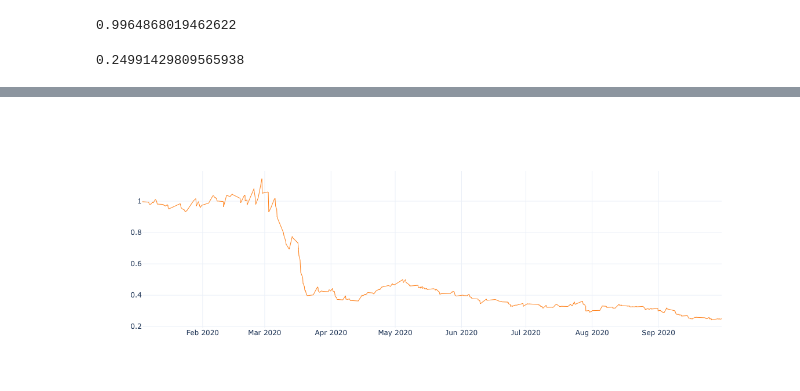
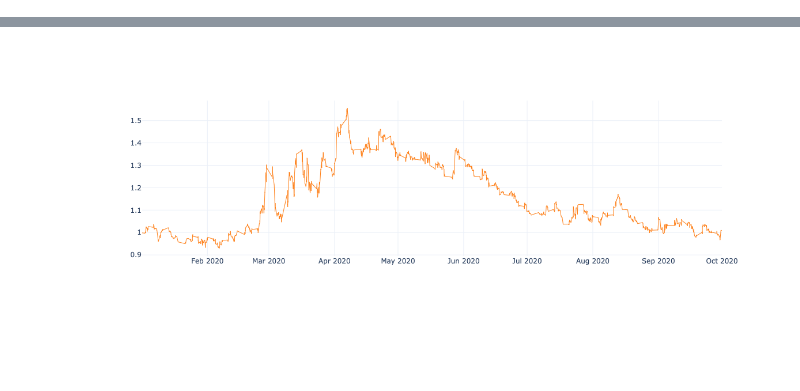
Before and after one commit to ruthus18/trading-tools, a Jupyter notebook: backtest.ipynb, the cells around one changed output, grey strips where cells are left out. Drawn from its saved outputs; the diff is of its cells as text; code cells hidden in the pictures; blank space fills up the shorter version.

Commit message:
update backtester

```diff
--- a/backtest.ipynb
+++ b/backtest.ipynb
@@ -21,0 +13,12 @@ result = backtester.run(trader)
+# %%
+qs = await models.Candle.filter(
+    instrument__ticker='AMD',
+    time__gte=dt.datetime(2020, 1, 1),
+    time__lte=dt.datetime(2020, 10, 24),
+    interval='5min',
+).order_by('time')
+
+backtester = Backtester.from_db(qs)
+indicator = OrderedSMAIndicator()
+
+result = backtester.run(indicator)
@@ -54,12 +67,3 @@ Name: profit_ratio, dtype: float64
-# %%
-# при geo_mean < 1 торговая система убыточна
-result.geo_mean()
-# %% [output]
-0.9964868019462622
-# %%
-result.twr()
-# %% [output]
-0.24991429809565938
 # %%
-result.equity_graph().show()
+result.equity_graph.show()
 # %% [output]
@@ -67 +70 @@ result.equity_graph().show()
-[figure, old version]
+[figure, new version]
```
Also changed, not shown: parts of 8 cells of this notebook, 8 other files.
